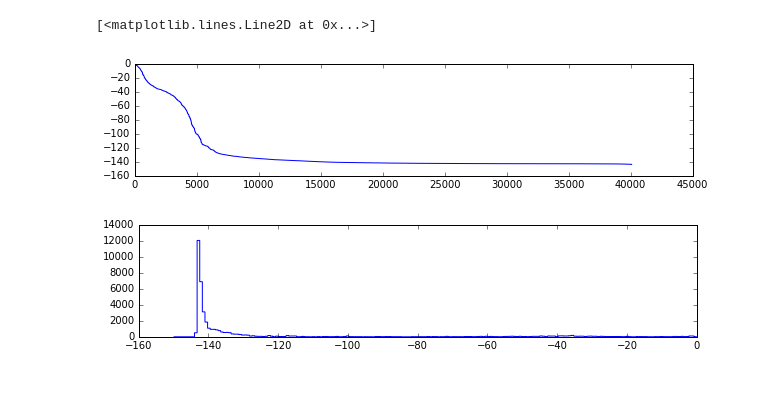
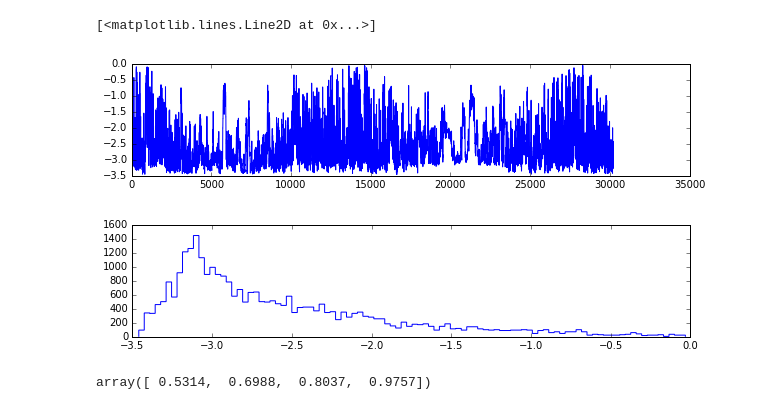
Before and after one commit to yhaddad/KaggleDojo, a Jupyter notebook: zbinner_tester.ipynb, the cells around one changed output. Saved outputs shown, nothing was run; the diff lists cells and outputs as text; code cells hidden in the pictures.

```diff
--- a/zbinner_tester.ipynb
+++ b/zbinner_tester.ipynb
@@ -12,9 +11,9 @@ plt.rcParams['animation.writer'] = 'avconv'
 %matplotlib inline
 # %%
-s_raw = np.random.beta(8,1.2, 4000)
-b_raw = np.random.beta(2,5, 4000)
+s_raw = np.random.beta(8,3, 8000)
+b_raw = np.random.beta(3,3, 8000)
 
-weight =np.concatenate((np.random.binomial(10,0.5, 4000)/100.0,np.random.binomial(10,0.5, 4000)/1.0))
+weight =np.concatenate((np.random.binomial(10,0.5, 8000)/100.0,np.random.binomial(10,0.5, 8000)/1.0))
 y =np.concatenate((np.ones(s_raw.shape[0]),np.zeros(b_raw.shape[0])))
 
 data = np.concatenate((s_raw,b_raw))
@@ -96,7 +109,7 @@ class zbinner(binner_base):
                                     niter=5000)
         return res
 # %%
-ncat    = 5
+ncat    = 3
 binner  = zbinner(ncat,[0,1])
 results = binner.fit(data, y, sample_weights = weight)
 # %% [output]
@@ -125,12 +139,18 @@ for ix in range(results.x.shape[0]):
 # %%
 fig = plt.figure(figsize=(10,2))
-plt.plot(range(np.array(binner.scan['bounds']).shape[0]), -np.sort(-np.array(binner.scan['cost'])) )
+plt.plot(range(np.array(binner.scan['bounds']).shape[0]), np.array(binner.scan['cost']))
 # %% [output]
 [<matplotlib.lines.Line2D at 0x...>]
-[figure, old version]
+[figure, new version]
 # %%
 fig = plt.figure(figsize=(10,2))
-plt.hist(np.array(binner.scan['cost']),bins=200,range=[-150,0], histtype='step')
+plt.hist(np.array(binner.scan['cost']),bins=100,
+         range=[min(np.array(binner.scan['cost'])),max(np.array(binner.scan['cost']))],
+         histtype='step')
 plt.show()
 # %% [output]
-[figure, old version]
+[figure, new version]
+# %%
+np.sort(results.x)
+# %% [output]
+array([ 0.5314,  0.6988,  0.8037,  0.9757])
```
Also changed, not shown: parts of 24 cells of this notebook, 2 other files.
